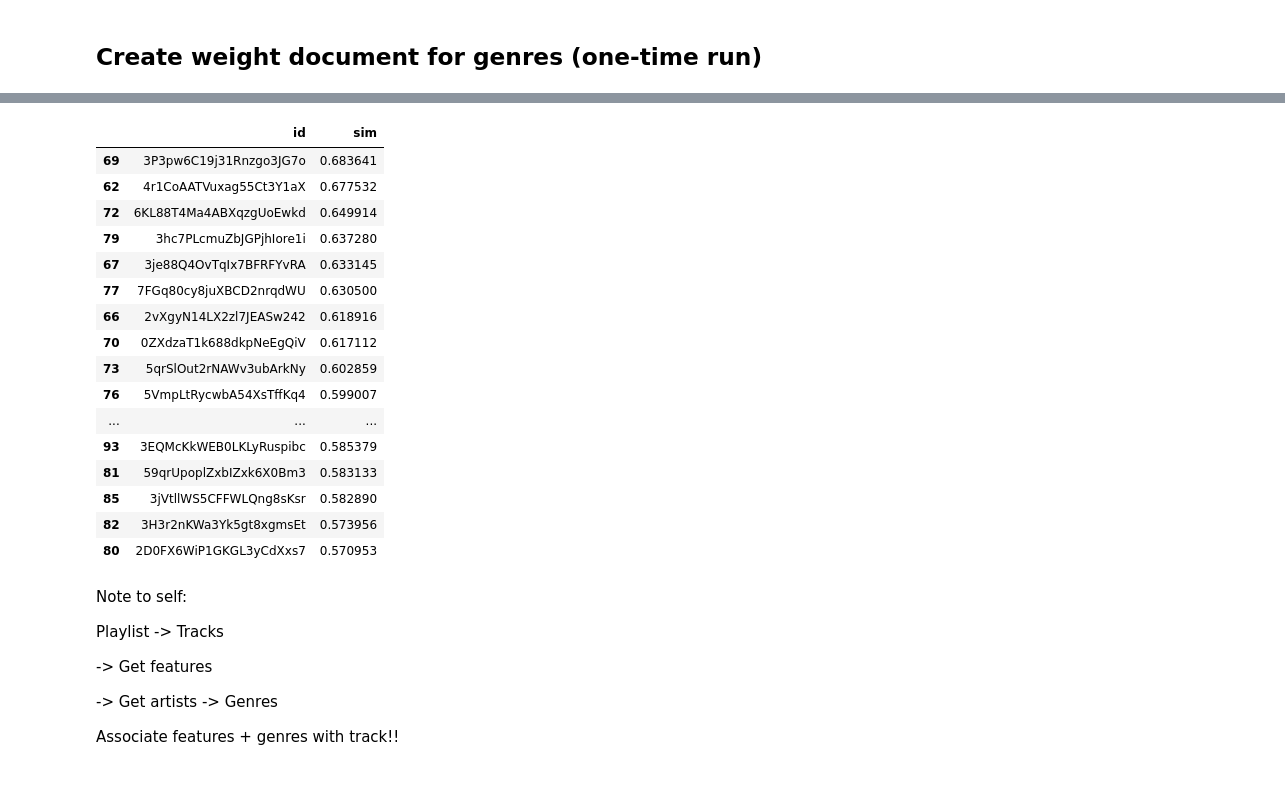
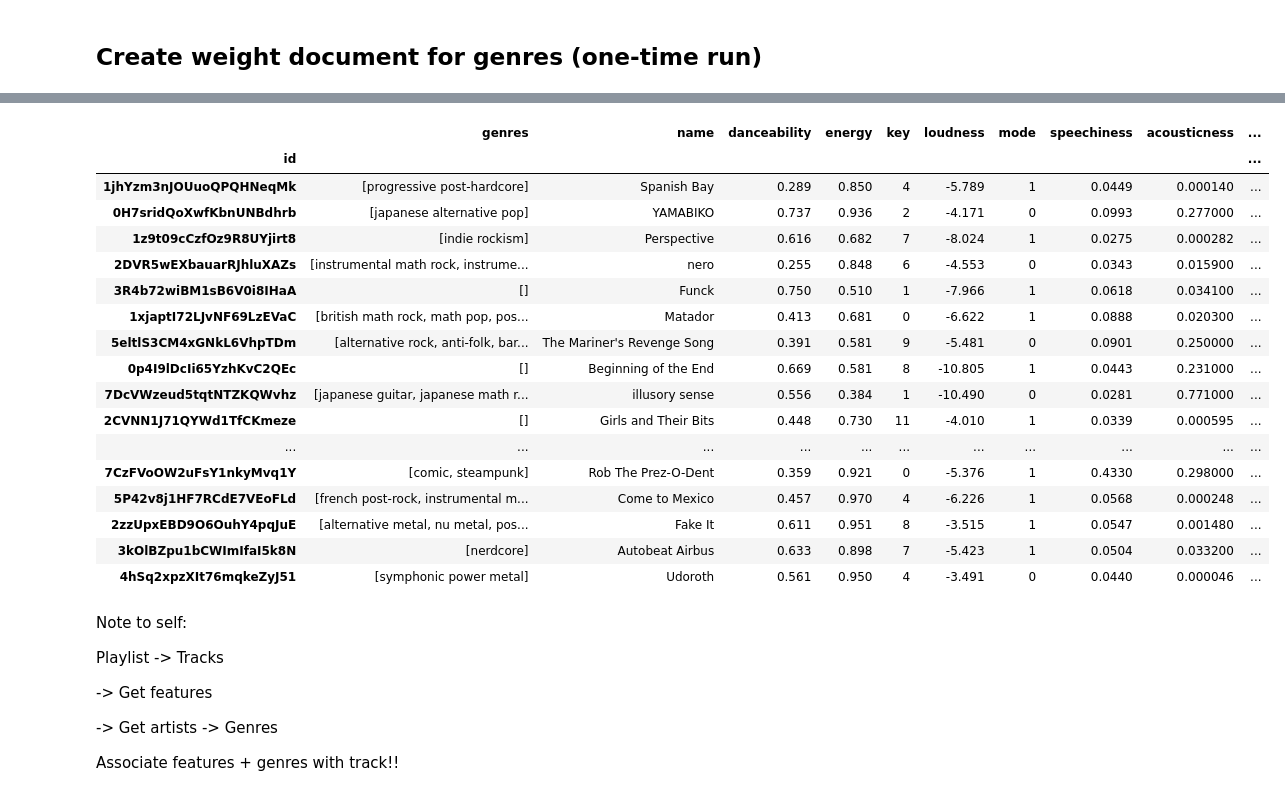
Before and after one commit to tiny-chevrotain/wasabisWorkshop, a Jupyter notebook: django/wasabisWorkshop/workshop/spotify_personaliser_test.ipynb, the cells around one changed output, grey strips where cells are left out. Cells and saved outputs as stored; diff of their text form; code cells hidden in the pictures.

Commit message:
jupyter notebook test fully working
beginning implementation on views

```diff
--- a/django/wasabisWorkshop/workshop/spotify_personaliser_test.ipynb
+++ b/django/wasabisWorkshop/workshop/spotify_personaliser_test.ipynb
@@ -222,15 +186,14 @@ def summarise_playlist(playlist_df, weight_decay, not_playlist=False):
         return playlist_df.sum(axis = 0).drop('id')
     else:
         playlist_feature_set = playlist_df.sort_values('added_at',ascending=False)
-        most_recent_date = playlist_feature_set.iloc[0,-1]
+        most_recent_date = playlist_feature_set['added_at'][0]
         for ix, row in playlist_feature_set.iterrows():
-            playlist_feature_set.loc[ix,'months_from_recent'] = int((most_recent_date.to_pydatetime() - row.iloc[-1].to_pydatetime()).days / 30)
+            playlist_feature_set.loc[ix,'months_from_recent'] = int((pd.to_datetime(most_recent_date) - pd.to_datetime(row['added_at'])).days / 30)
         playlist_feature_set['weight'] = playlist_feature_set['months_from_recent'].apply(lambda x: weight_decay ** (-x))
         playlist_feature_set_weighted = playlist_feature_set.copy()
-        playlist_feature_set_weighted.update(playlist_feature_set_weighted.iloc[:,:].mul(playlist_feature_set_weighted.weight,0))
-        playlist_feature_set_weighted_final = playlist_feature_set_weighted.iloc[:, :]
-
-    return playlist_feature_set_weighted_final.sum(axis = 0)
+        playlist_feature_set_weighted.update(playlist_feature_set_weighted.iloc[:,:-4].mul(playlist_feature_set_weighted.weight,0))
+        playlist_feature_set_weighted_final = playlist_feature_set_weighted.iloc[:, :-4]
+    return playlist_feature_set_weighted_final.mean(axis = 0)
 # %%
 def find_cosine_similarity(playlist_summary, wasabia_features):
     """
@@ -246,37 +209,45 @@ def find_cosine_similarity(playlist_summary, wasabia_features):
 
     wasabia_df = wasabia_features[['id']]
     wasabia_df['sim'] = cosine_similarity(wasabia_features.drop('id', axis = 1).values, playlist_summary.values.reshape(1, -1))[:,0]
-    non_playlist_df_top_20 = wasabia_df.sort_values('sim',ascending = False).head(20)
+    non_playlist_df_top_20 = wasabia_df.sort_values('sim',ascending = False)
     # non_playlist_df_top_40['url'] = non_playlist_df_top_40['id'].apply(lambda x: sp.track(x)['album']['images'][1]['url'])
 
     return non_playlist_df_top_20
-# %%
-pretend_playlist = feature_set.head(40)
-pretend_wasabia = feature_set.tail(40)
-
-summarised_pretend_playlist = summarise_playlist(pretend_playlist, 1.09, not_playlist=True)
-
-pretend_cosine_similarity = find_cosine_similarity(summarised_pretend_playlist, pretend_wasabia)
-
-pretend_cosine_similarity
-# %% [output]
-|  | id | sim |
-| 69 | 3P3pw6C19j31Rnzgo3JG7o | 0.683641 |
-| 62 | 4r1CoAATVuxag55Ct3Y1aX | 0.677532 |
-| 72 | 6KL88T4Ma4ABXqzgUoEwkd | 0.649914 |
-| 79 | 3hc7PLcmuZbJGPjhIore1i | 0.637280 |
-| 67 | 3je88Q4OvTqIx7BFRFYvRA | 0.633145 |
-| 77 | 7FGq80cy8juXBCD2nrqdWU | 0.630500 |
-| 66 | 2vXgyN14LX2zl7JEASw242 | 0.618916 |
-| 70 | 0ZXdzaT1k688dkpNeEgQiV | 0.617112 |
-| 73 | 5qrSlOut2rNAWv3ubArkNy | 0.602859 |
-| 76 | 5VmpLtRycwbA54XsTffKq4 | 0.599007 |
-| ... | ... | ... |
-| 93 | 3EQMcKkWEB0LKLyRuspibc | 0.585379 |
-| 81 | 59qrUpoplZxbIZxk6X0Bm3 | 0.583133 |
-| 85 | 3jVtllWS5CFFWLQng8sKsr | 0.582890 |
-| 82 | 3H3r2nKWa3Yk5gt8xgmsEt | 0.573956 |
-| 80 | 2D0FX6WiP1GKGL3yCdXxs7 | 0.570953 |
+# %%
+def find_similarity(feature_set, library_songs_length, wasabia_songs_length, wasabia_songs_df):
+	library_features_df = feature_set.head(library_songs_length)
+	wasabia_features_df = feature_set.tail(wasabia_songs_length).drop(['added_at'], axis = 1)
+
+	summarised_library_features = summarise_playlist(library_features_df, 1.09)
+
+	wasabia_cosine_similarity = find_cosine_similarity(summarised_library_features, wasabia_features_df)
+
+	wasabia_songs_df = wasabia_songs_df.set_index('id')
+
+	wasabia_songs_df['sim'] = wasabia_cosine_similarity.set_index('id')['sim']
+
+	return wasabia_songs_df.sort_values('sim',ascending = False)
+# %%
+find_similarity(feature_set, library_songs_length, wasabia_songs_length, wasabia_songs_df).drop(['added_at', 'is_local', 'track', 'release_date'], axis=1)
+# %% [output]
+|  | genres | name | danceability | energy | key | loudness | mode | speechiness | acousticness | ... |
+| id |  |  |  |  |  |  |  |  |  | ... |
+| 1jhYzm3nJOUuoQPQHNeqMk | [progressive post-hardcore] | Spanish Bay | 0.289 | 0.850 | 4 | -5.789 | 1 | 0.0449 | 0.000140 | ... |
+| 0H7sridQoXwfKbnUNBdhrb | [japanese alternative pop] | YAMABIKO | 0.737 | 0.936 | 2 | -4.171 | 0 | 0.0993 | 0.277000 | ... |
+| 1z9t09cCzfOz9R8UYjirt8 | [indie rockism] | Perspective | 0.616 | 0.682 | 7 | -8.024 | 1 | 0.0275 | 0.000282 | ... |
+| 2DVR5wEXbauarRJhluXAZs | [instrumental math rock, instrume... | nero | 0.255 | 0.848 | 6 | -4.553 | 0 | 0.0343 | 0.015900 | ... |
+| 3R4b72wiBM1sB6V0i8IHaA | [] | Funck | 0.750 | 0.510 | 1 | -7.966 | 1 | 0.0618 | 0.034100 | ... |
+| 1xjaptI72LJvNF69LzEVaC | [british math rock, math pop, pos... | Matador | 0.413 | 0.681 | 0 | -6.622 | 1 | 0.0888 | 0.020300 | ... |
+| 5eltlS3CM4xGNkL6VhpTDm | [alternative rock, anti-folk, bar... | The Mariner's Revenge Song | 0.391 | 0.581 | 9 | -5.481 | 0 | 0.0901 | 0.250000 | ... |
+| 0p4I9lDcIi65YzhKvC2QEc | [] | Beginning of the End | 0.669 | 0.581 | 8 | -10.805 | 1 | 0.0443 | 0.231000 | ... |
+| 7DcVWzeud5tqtNTZKQWvhz | [japanese guitar, japanese math r... | illusory sense | 0.556 | 0.384 | 1 | -10.490 | 0 | 0.0281 | 0.771000 | ... |
+| 2CVNN1J71QYWd1TfCKmeze | [] | Girls and Their Bits | 0.448 | 0.730 | 11 | -4.010 | 1 | 0.0339 | 0.000595 | ... |
+| ... | ... | ... | ... | ... | ... | ... | ... | ... | ... | ... |
+| 7CzFVoOW2uFsY1nkyMvq1Y | [comic, steampunk] | Rob The Prez-O-Dent | 0.359 | 0.921 | 0 | -5.376 | 1 | 0.4330 | 0.298000 | ... |
+| 5P42v8j1HF7RCdE7VEoFLd | [french post-rock, instrumental m... | Come to Mexico | 0.457 | 0.970 | 4 | -6.226 | 1 | 0.0568 | 0.000248 | ... |
+| 2zzUpxEBD9O6OuhY4pqJuE | [alternative metal, nu metal, pos... | Fake It | 0.611 | 0.951 | 8 | -3.515 | 1 | 0.0547 | 0.001480 | ... |
+| 3kOlBZpu1bCWImIfaI5k8N | [nerdcore] | Autobeat Airbus | 0.633 | 0.898 | 7 | -5.423 | 1 | 0.0504 | 0.033200 | ... |
+| 4hSq2xpzXIt76mqkeZyJ51 | [symphonic power metal] | Udoroth | 0.561 | 0.950 | 4 | -3.491 | 0 | 0.0440 | 0.000046 | ... |
 # %% [markdown]
 Note to self:
 
```
Also changed, not shown: parts of 19 cells of this notebook, 6 other files.
